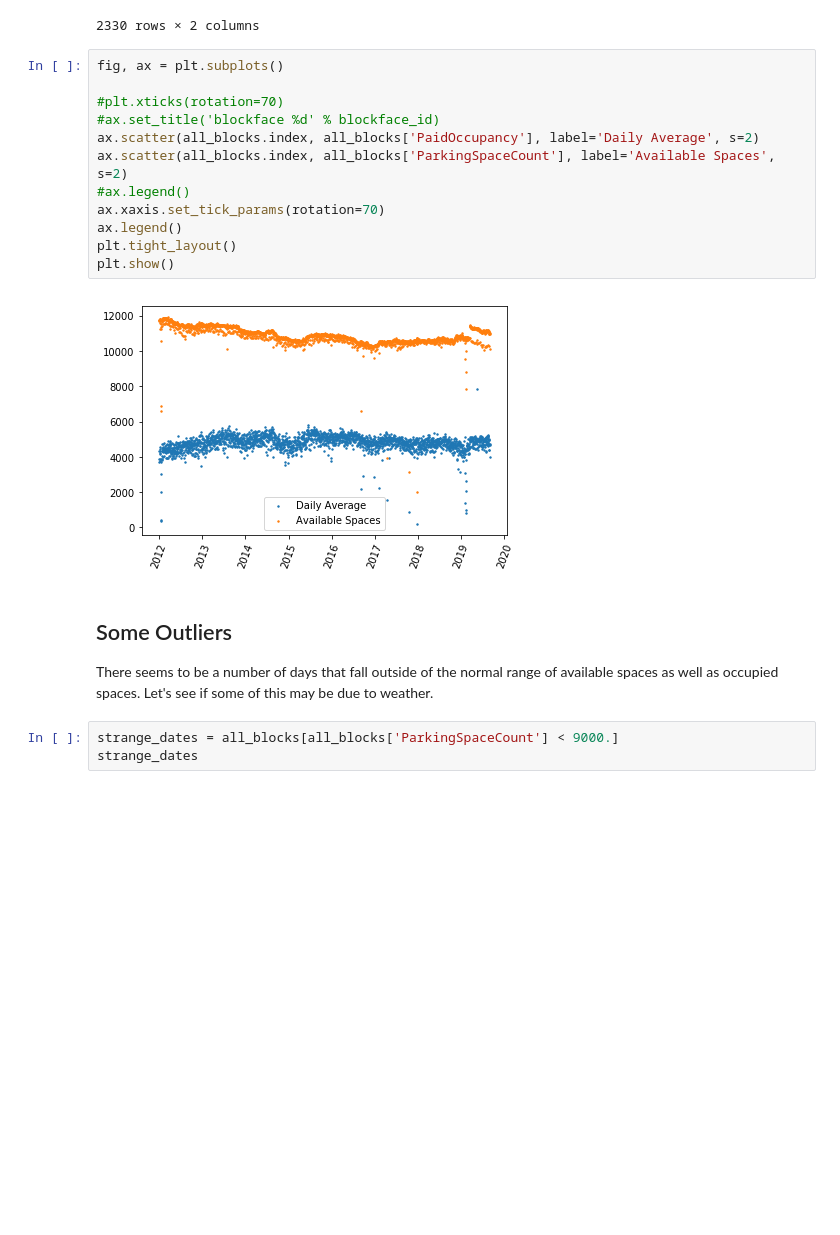
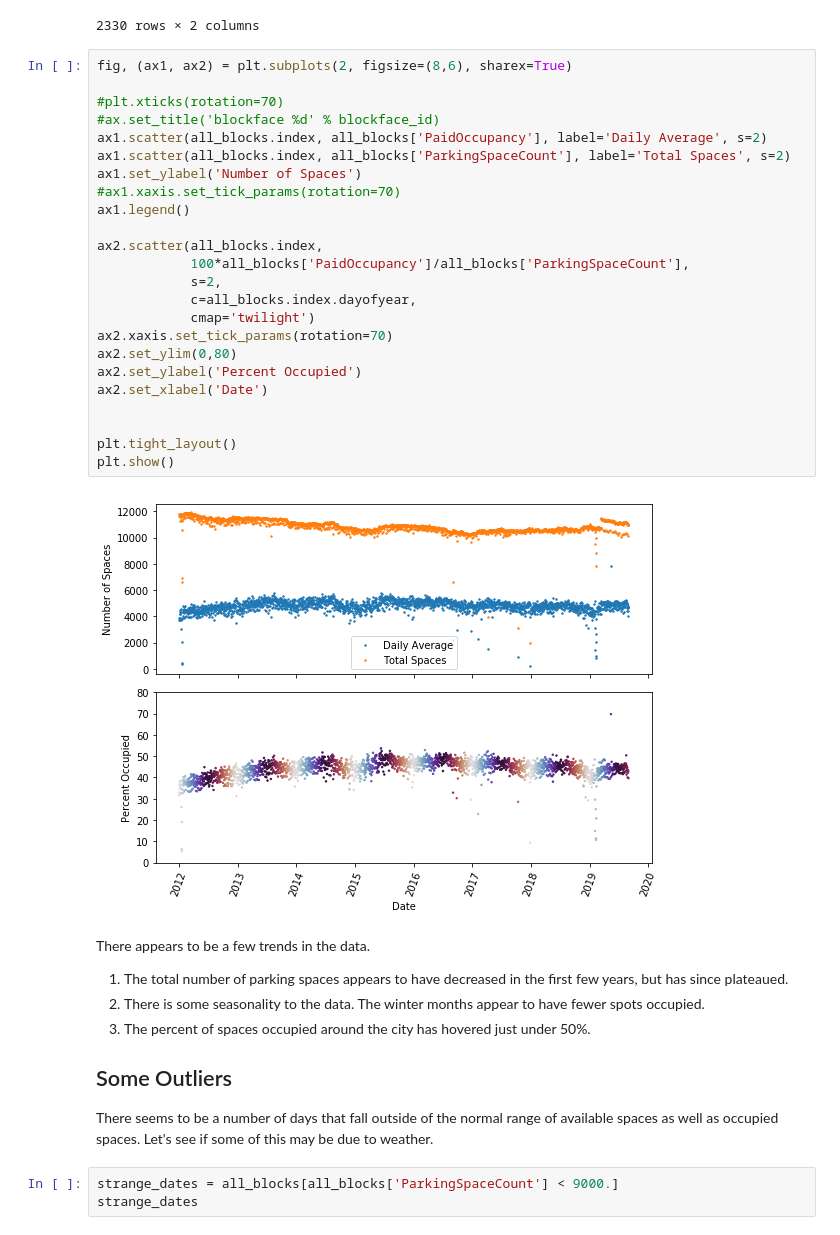
Before and after one commit to mocohen/Capstone-Project-1, a Jupyter notebook: EDA.ipynb, the cells around one changed output. Saved outputs shown, nothing was run; the diff lists cells and outputs as text; blank space fills up the shorter version.

```diff
--- a/EDA.ipynb
+++ b/EDA.ipynb
@@ -172,20 +201,38 @@ all_blocks = daily_data.groupby(daily_data.index.get_level_values(1)).sum()
 | 2019-08-31 | 4000.431694 | 10093.0 |
 2330 rows × 2 columns
 # %%
-fig, ax = plt.subplots()
+fig, (ax1, ax2) = plt.subplots(2, figsize=(8,6), sharex=True)
 
 #plt.xticks(rotation=70)
 #ax.set_title('blockface %d' % blockface_id)
-ax.scatter(all_blocks.index, all_blocks['PaidOccupancy'], label='Daily Average', s=2)
-ax.scatter(all_blocks.index, all_blocks['ParkingSpaceCount'], label='Available Spaces', s=2)
-#ax.legend()
-ax.xaxis.set_tick_params(rotation=70)
-ax.legend()
+ax1.scatter(all_blocks.index, all_blocks['PaidOccupancy'], label='Daily Average', s=2)
+ax1.scatter(all_blocks.index, all_blocks['ParkingSpaceCount'], label='Total Spaces', s=2)
+ax1.set_ylabel('Number of Spaces')
+#ax1.xaxis.set_tick_params(rotation=70)
+ax1.legend()
+
+ax2.scatter(all_blocks.index,
+            100*all_blocks['PaidOccupancy']/all_blocks['ParkingSpaceCount'],
+            s=2,
+            c=all_blocks.index.dayofyear,
+            cmap='twilight')
+ax2.xaxis.set_tick_params(rotation=70)
+ax2.set_ylim(0,80)
+ax2.set_ylabel('Percent Occupied')
+ax2.set_xlabel('Date')
+
+
 plt.tight_layout()
 plt.show()
 # %% [output]
-[figure, old version]
+[figure, new version]
 # %% [markdown]
+There appears to be a few trends in the data.
+
+1. The total number of parking spaces appears to have decreased in the first few years, but has since plateaued.
+2. There is some seasonality to the data. The winter months appear to have fewer spots occupied.
+3. The percent of spaces occupied around the city has hovered just under 50%.
+
 ## Some Outliers
 
 There seems to be a number of days that fall outside of the normal range of available spaces as well as occupied spaces. Let's see if some of this may be due to weather.
```
Also changed, not shown: parts of 5 cells of this notebook.
